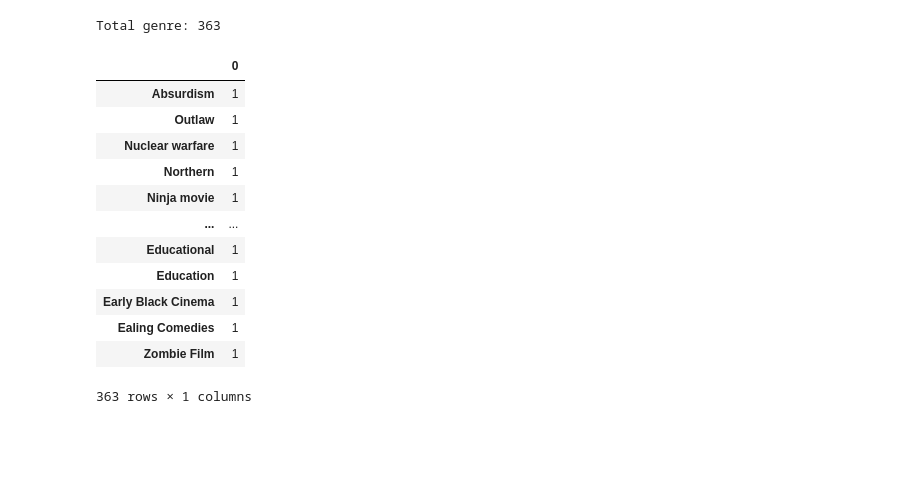
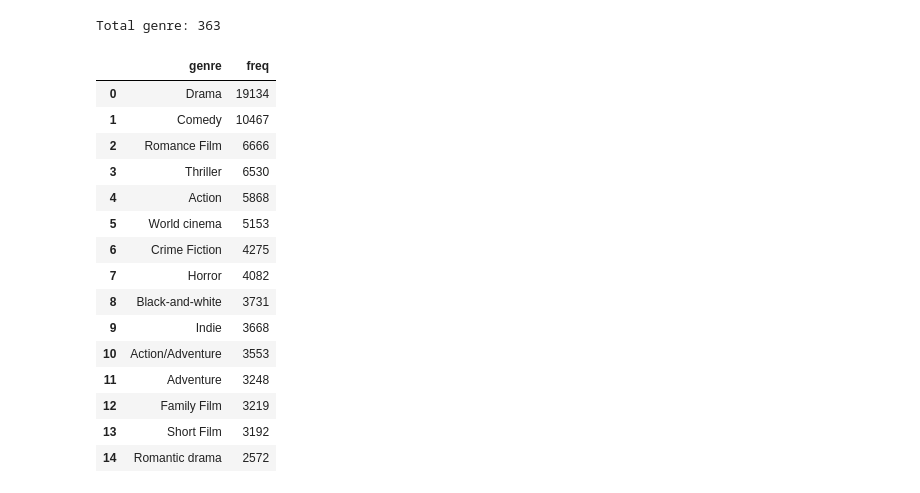
Before and after one commit to Samuel-Tito-Infantas/nlp_proj_01_drama_classification, a Jupyter notebook: script_001.ipynb, the cells around one changed output. Cells and saved outputs as stored; diff of their text form; code cells hidden in the pictures; blank space fills up the shorter version.

```diff
--- a/script_001.ipynb
+++ b/script_001.ipynb
@@ -172,18 +222,26 @@ objects = sum_genre(summary_df['genre_list'])
 # %% [output]
 Total genre: 363
 # %%
-pd.DataFrame(nltk.FreqDist(np.unique(objects)),index=[0]).T.sort_values(by=[0],ascending=False)
+# Freq genre vision
+feq_genre_df = pd.DataFrame(nltk.FreqDist(objects),index=[0])\
+                .T.sort_values(by=[0],ascending=False)\
+                .reset_index().rename(columns={'index':'genre', 0:'freq'})
+
+feq_genre_df.head(15)
 # %% [output]
-|  | 0 |
-| Absurdism | 1 |
-| Outlaw | 1 |
-| Nuclear warfare | 1 |
-| Northern | 1 |
-| Ninja movie | 1 |
-| ... | ... |
-| Educational | 1 |
-| Education | 1 |
-| Early Black Cinema | 1 |
-| Ealing Comedies | 1 |
-| Zombie Film | 1 |
+|  | genre | freq |
+| 0 | Drama | 19134 |
+| 1 | Comedy | 10467 |
+| 2 | Romance Film | 6666 |
+| 3 | Thriller | 6530 |
+| 4 | Action | 5868 |
+| 5 | World cinema | 5153 |
+| 6 | Crime Fiction | 4275 |
+| 7 | Horror | 4082 |
+| 8 | Black-and-white | 3731 |
+| 9 | Indie | 3668 |
+| 10 | Action/Adventure | 3553 |
+| 11 | Adventure | 3248 |
+| 12 | Family Film | 3219 |
+| 13 | Short Film | 3192 |
+| 14 | Romantic drama | 2572 |
-363 rows × 1 columns
```
Also changed, not shown: parts of 96 cells of this notebook.
